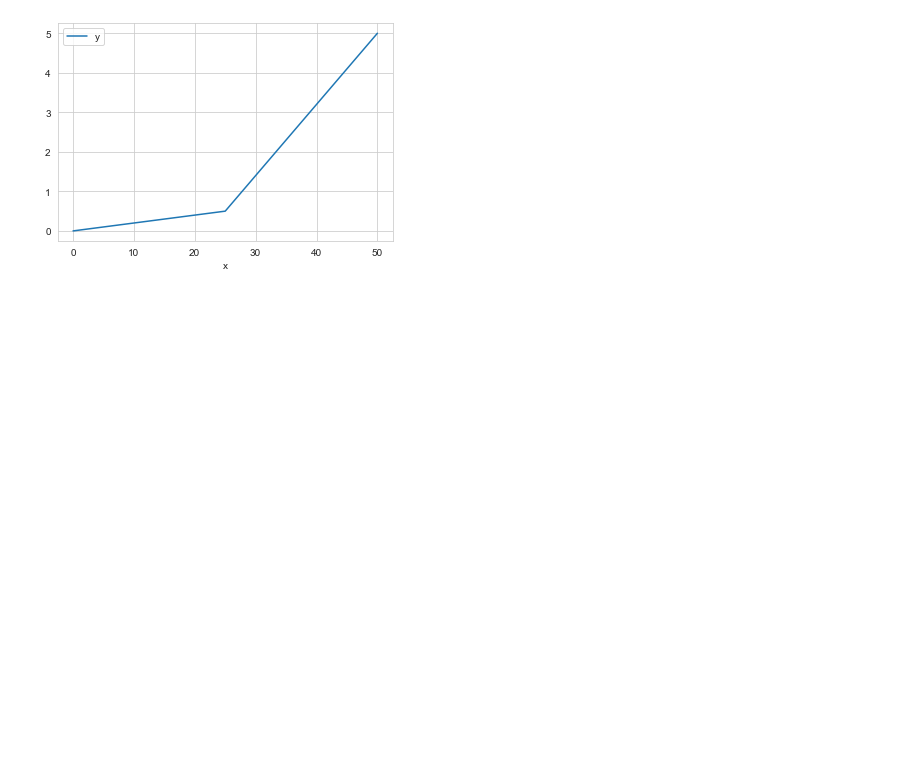
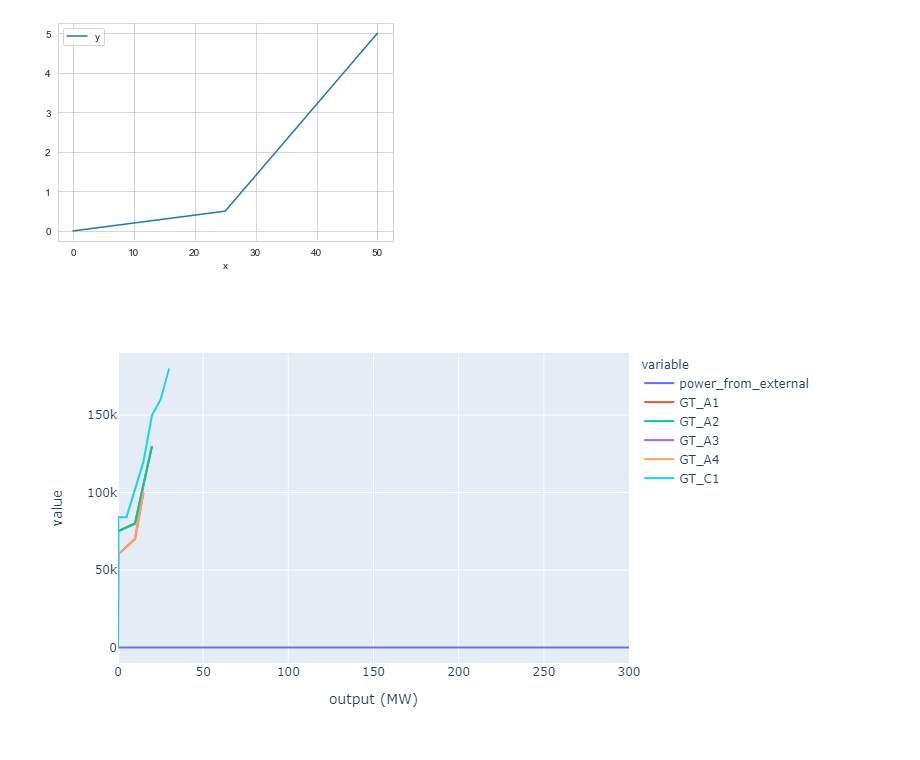
Before and after one commit to oogeso/oogeso, a Jupyter notebook: examples/skjold.ipynb, the cells around one changed output. Saved outputs shown, nothing was run; the diff lists cells and outputs as text; code cells hidden in the pictures; blank space fills up the shorter version.

```diff
--- a/examples/skjold.ipynb
+++ b/examples/skjold.ipynb
@@ -101,6 +106,15 @@ plotdata.plot()
 # %% [output]
 <AxesSubplot:xlabel='x'>
 [figure]
+# %%
+plotdata=[]
+for d,dev in sim.optimiser.all_devices.items():
+    if hasattr(dev.dev_data,"penalty_function"):
+        func=dev.dev_data.penalty_function
+        plotdata.append(pd.DataFrame({'output (MW)': func[0], d: func[1]}).set_index("output (MW)"))
+px.line(pd.concat(plotdata))#,xlim=[0,40])
+# %% [output]
+[figure, added]
 # %%
 plots.plotReserve(sim)
 # %% [output]
```
Also changed, not shown: parts of 12 cells of this notebook, 7 other files.
